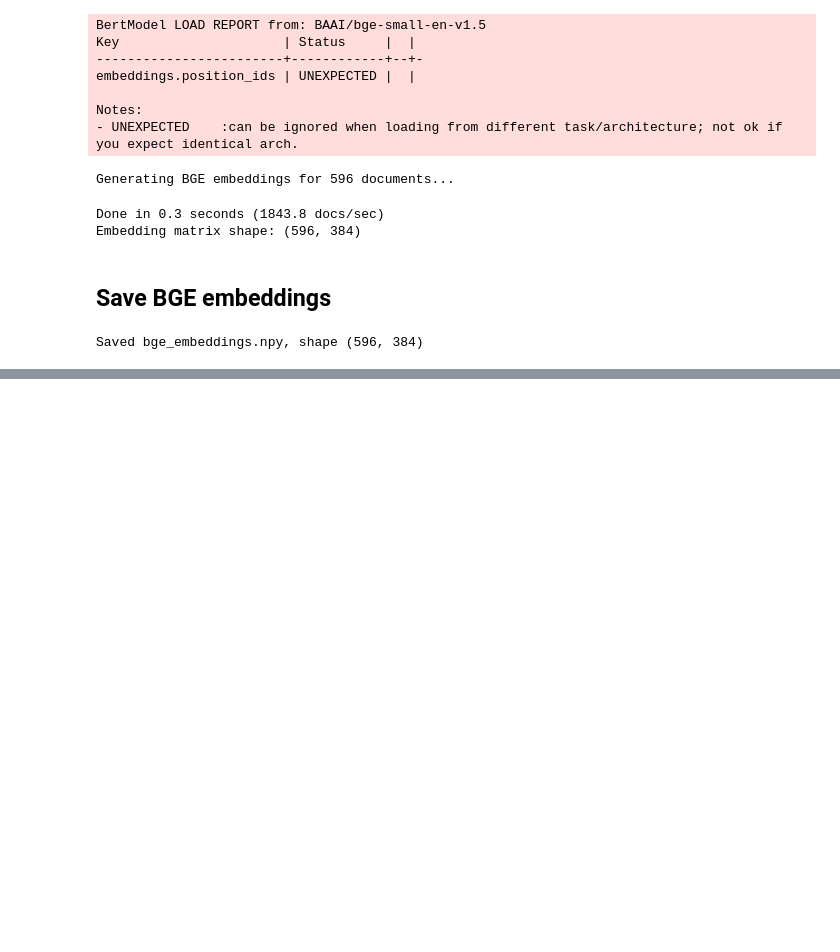
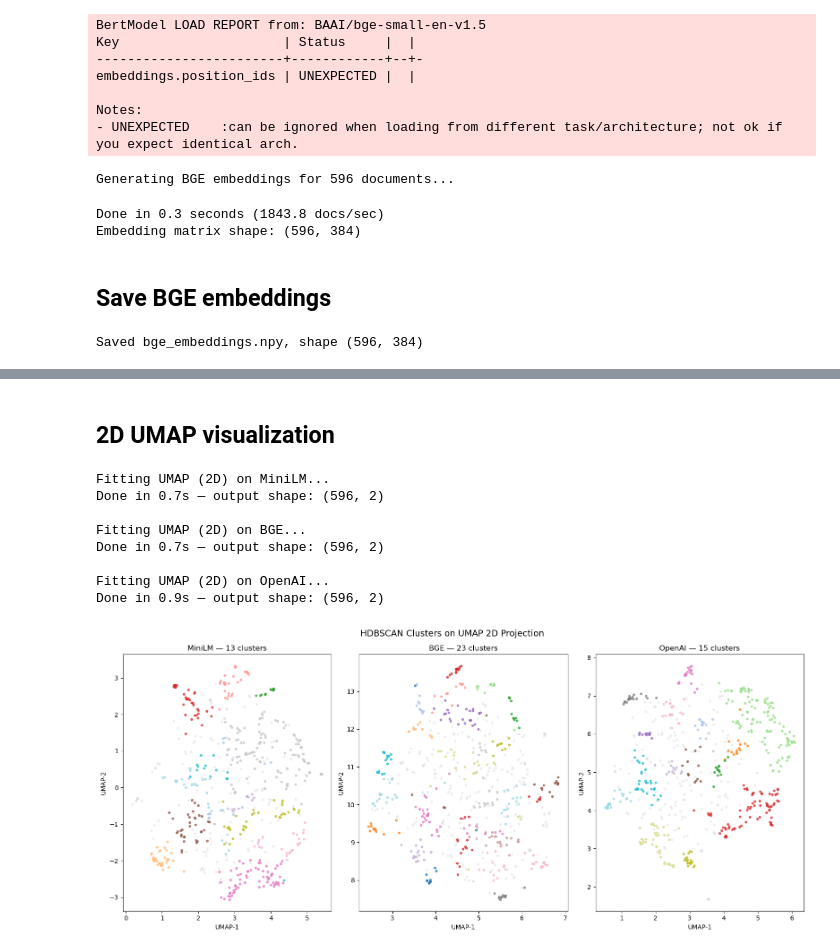
Before and after one commit to Jaee7777/NLP, a Jupyter notebook: hw4/hw4_oh.ipynb, the cells around one changed output, grey strips where cells are left out. Drawn from its saved outputs; the diff is of its cells as text; code cells hidden in the pictures; blank space fills up the shorter version.

```diff
--- a/hw4/hw4_oh.ipynb
+++ b/hw4/hw4_oh.ipynb
@@ -306,0 +332,9 @@ Saved bge_embeddings.npy, shape (596, 384)
+# %%
+minilm_embeddings = np.load('minilm_embeddings.npy')
+print(f"Loaded minilm_embeddings.npy, shape {minilm_embeddings.shape}")
+
+openai_embeddings = np.load('openai_embeddings.npy')
+print(f"Loaded openai_embeddings.npy, shape {openai_embeddings.shape}")
+
+bge_embeddings = np.load('bge_embeddings.npy')
+print(f"Loaded bge_embeddings.npy, shape {bge_embeddings.shape}")
@@ -306,0 +347,4 @@ Saved bge_embeddings.npy, shape (596, 384)
+# %%
+mini_5d = fit_umap(mini_embeddings, n_components=5,  name="MiniLM")
+bge_5d  = fit_umap(bge_embeddings,  n_components=5,  name="BGE")
+openai_5d = fit_umap(openai_embeddings, n_components=5, name="OpenAI")
@@ -306,0 +393,4 @@ Saved bge_embeddings.npy, shape (596, 384)
+# %%
+mini_clusterer, mini_labels = fit_hdbscan(mini_5d, name="MiniLM 5D")
+bge_clusterer,  bge_labels  = fit_hdbscan(bge_5d,  name="BGE 5D")
+openai_clusterer, openai_labels = fit_hdbscan(openai_5d, name="OpenAI 5D")
@@ -306,0 +415,46 @@ Saved bge_embeddings.npy, shape (596, 384)
+# %% [markdown]
+## 2D UMAP visualization
+# %%
+mini_2d = fit_umap(mini_embeddings, n_components=2,  name="MiniLM")
+bge_2d  = fit_umap(bge_embeddings,  n_components=2,  name="BGE")
+openai_2d = fit_umap(openai_embeddings, n_components=2, name="OpenAI")
+
+
+def plot_clusters(ax, umap_2d, labels, title):
+    unique_labels = sorted(set(labels))
+    cmap = plt.cm.get_cmap('tab20', max(len(unique_labels), 1))
+
+    for i, label in enumerate(unique_labels):
+        mask  = labels == label
+        color = 'lightgrey' if label == -1 else cmap(i)
+        alpha = 0.3 if label == -1 else 0.7
+        lname = 'Noise' if label == -1 else f'Cluster {label}'
+        ax.scatter(umap_2d[mask, 0], umap_2d[mask, 1],
+                   s=10, c=[color], alpha=alpha, label=lname)
+
+    ax.set_title(title)
+    ax.set_xlabel("UMAP-1")
+    ax.set_ylabel("UMAP-2")
+
+fig, axes = plt.subplots(1, 3, figsize=(16, 7))
+
+plot_clusters(axes[0], mini_2d, mini_labels,
+              f"MiniLM — {len(set(mini_labels)) - (1 if -1 in mini_labels else 0)} clusters")
+plot_clusters(axes[1], bge_2d,  bge_labels,
+              f"BGE — {len(set(bge_labels)) - (1 if -1 in bge_labels else 0)} clusters")
+plot_clusters(axes[2], openai_2d, openai_labels,
+              f"OpenAI — {len(set(openai_labels)) - (1 if -1 in openai_labels else 0)} clusters")
+
+plt.suptitle("HDBSCAN Clusters on UMAP 2D Projection", fontsize=14)
+plt.tight_layout()
+plt.show()
+# %% [output]
+Fitting UMAP (2D) on MiniLM...
+Done in 0.7s — output shape: (596, 2)
+
+Fitting UMAP (2D) on BGE...
+Done in 0.7s — output shape: (596, 2)
+
+Fitting UMAP (2D) on OpenAI...
+Done in 0.9s — output shape: (596, 2)
+[figure, added]
```
Also changed, not shown: parts of 10 cells of this notebook.
